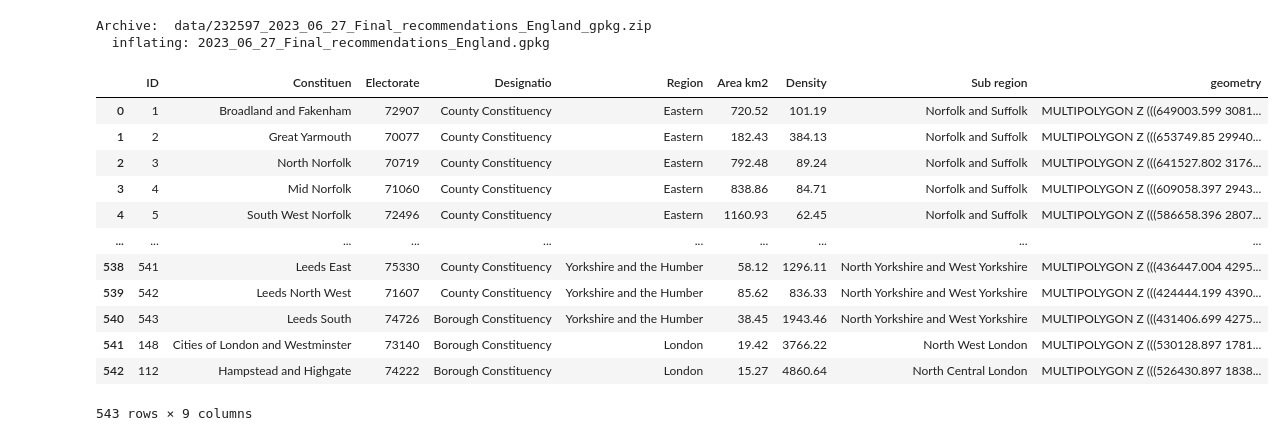
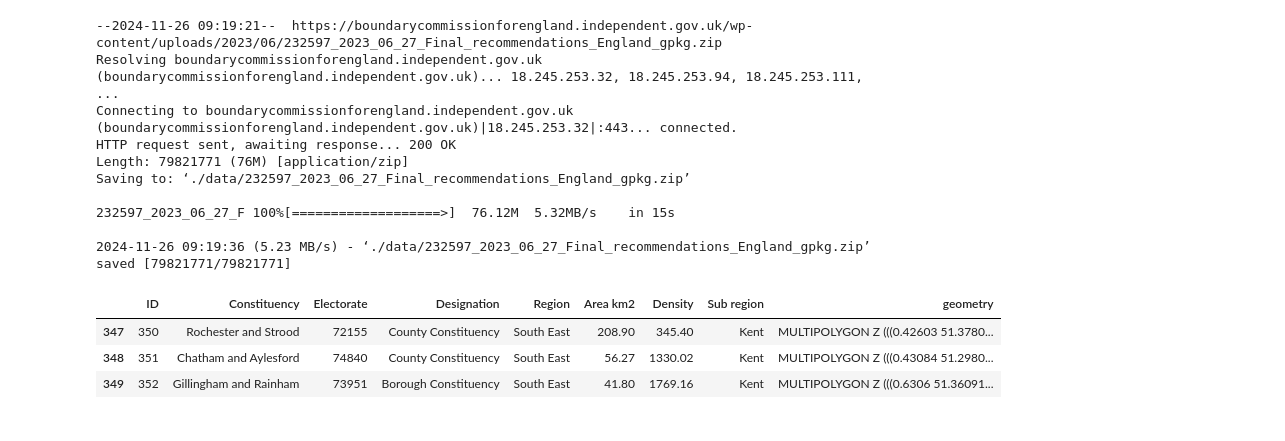
Before and after one commit to quinnphil/medway-local-authority-maps, a Jupyter notebook: ConstituancyBoundaries.ipynb, the cells around one changed output. Drawn from its saved outputs; the diff is of its cells as text; code cells hidden in the pictures.

Commit message:
Medway ward and constituancy boundaries overlap

```diff
--- a/ConstituancyBoundaries.ipynb
+++ b/ConstituancyBoundaries.ipynb
@@ -3,24 +12,37 @@ import geopandas as gpd
+# %%
+medway_constituencies = {
+    "Chatham and Aylesford",
+    "Gillingham and Rainham",
+    "Rochester and Strood"
+}
 # %%
 # Download boundary data (76MB)
 # !wget -P ./data https://boundarycommissionforengland.independent.gov.uk/wp-content/uploads/2023/06/232597_2023_06_27_Final_recommendations_England_gpkg.zip
-wget -P ./data [url]
 # %% [output]
-Archive:  data/232597_2023_06_27_Final_recommendations_England_gpkg.zip
-  inflating: 2023_06_27_Final_recommendations_England.gpkg
+--2024-11-26 09:19:21--  https://boundarycommissionforengland.independent.gov.uk/wp-content/uploads/2023/06/232597_2023_06_27_Final_recommendations_England_gpkg.zip
+Resolving boundarycommissionforengland.independent.gov.uk (boundarycommissionforengland.independent.gov.uk)... 18.245.253.32, 18.245.253.94, 18.245.253.111, ...
+Connecting to boundarycommissionforengland.independent.gov.uk (boundarycommissionforengland.independent.gov.uk)|18.245.253.32|:443... connected.
+HTTP request sent, awaiting response... 200 OK
+Length: 79821771 (76M) [application/zip]
+Saving to: ‘./data/232597_2023_06_27_Final_recommendations_England_gpkg.zip’
+
+232597_2023_06_27_F 100%[===================>]  76.12M  5.32MB/s    in 15s
+
+2024-11-26 09:19:36 (5.23 MB/s) - ‘./data/232597_2023_06_27_Final_recommendations_England_gpkg.zip’ saved [79821771/79821771]
 # %%
-path_data = 'data/232597_2023_06_27_Final_recommendations_England_gpkg.zip'
-gpd.read_file(path_data)
+# Constituencies
+path_constituencies = 'data/2023_06_27_Final_recommendations_England.gpkg'
+
+medway_cons = (
+    gpd.read_file(path_constituencies)
+    .rename(columns={'Constituen':'Constituency', 'Designatio':'Designation'})
+    .to_crs(epsg=4326)
+    .loc[lambda _df: _df['Constituency'].isin(medway_constituencies)]
+)
+
+medway_cons
 # %% [output]
-|  | ID | Constituen | Electorate | Designatio | Region | Area km2 | Density | Sub region | geometry |
-| 0 | 1 | Broadland and Fakenham | 72907 | County Constituency | Eastern | 720.52 | 101.19 | Norfolk and Suffolk | MULTIPOLYGON Z (((649003.599 3081... |
-| 1 | 2 | Great Yarmouth | 70077 | County Constituency | Eastern | 182.43 | 384.13 | Norfolk and Suffolk | MULTIPOLYGON Z (((653749.85 29940... |
-| 2 | 3 | North Norfolk | 70719 | County Constituency | Eastern | 792.48 | 89.24 | Norfolk and Suffolk | MULTIPOLYGON Z (((641527.802 3176... |
-| 3 | 4 | Mid Norfolk | 71060 | County Constituency | Eastern | 838.86 | 84.71 | Norfolk and Suffolk | MULTIPOLYGON Z (((609058.397 2943... |
-| 4 | 5 | South West Norfolk | 72496 | County Constituency | Eastern | 1160.93 | 62.45 | Norfolk and Suffolk | MULTIPOLYGON Z (((586658.396 2807... |
-| ... | ... | ... | ... | ... | ... | ... | ... | ... | ... |
-| 538 | 541 | Leeds East | 75330 | County Constituency | Yorkshire and the Humber | 58.12 | 1296.11 | North Yorkshire and West Yorkshire | MULTIPOLYGON Z (((436447.004 4295... |
-| 539 | 542 | Leeds North West | 71607 | County Constituency | Yorkshire and the Humber | 85.62 | 836.33 | North Yorkshire and West Yorkshire | MULTIPOLYGON Z (((424444.199 4390... |
-| 540 | 543 | Leeds South | 74726 | Borough Constituency | Yorkshire and the Humber | 38.45 | 1943.46 | North Yorkshire and West Yorkshire | MULTIPOLYGON Z (((431406.699 4275... |
-| 541 | 148 | Cities of London and Westminster | 73140 | Borough Constituency | London | 19.42 | 3766.22 | North West London | MULTIPOLYGON Z (((530128.897 1781... |
-| 542 | 112 | Hampstead and Highgate | 74222 | Borough Constituency | London | 15.27 | 4860.64 | North Central London | MULTIPOLYGON Z (((526430.897 1838... |
+|  | ID | Constituency | Electorate | Designation | Region | Area km2 | Density | Sub region | geometry |
+| 347 | 350 | Rochester and Strood | 72155 | County Constituency | South East | 208.90 | 345.40 | Kent | MULTIPOLYGON Z (((0.42603 51.3780... |
+| 348 | 351 | Chatham and Aylesford | 74840 | County Constituency | South East | 56.27 | 1330.02 | Kent | MULTIPOLYGON Z (((0.43084 51.2980... |
+| 349 | 352 | Gillingham and Rainham | 73951 | Borough Constituency | South East | 41.80 | 1769.16 | Kent | MULTIPOLYGON Z (((0.6306 51.36091... |
-543 rows × 9 columns
```
Also changed, not shown: parts of 4 cells of this notebook, 1 other file.
